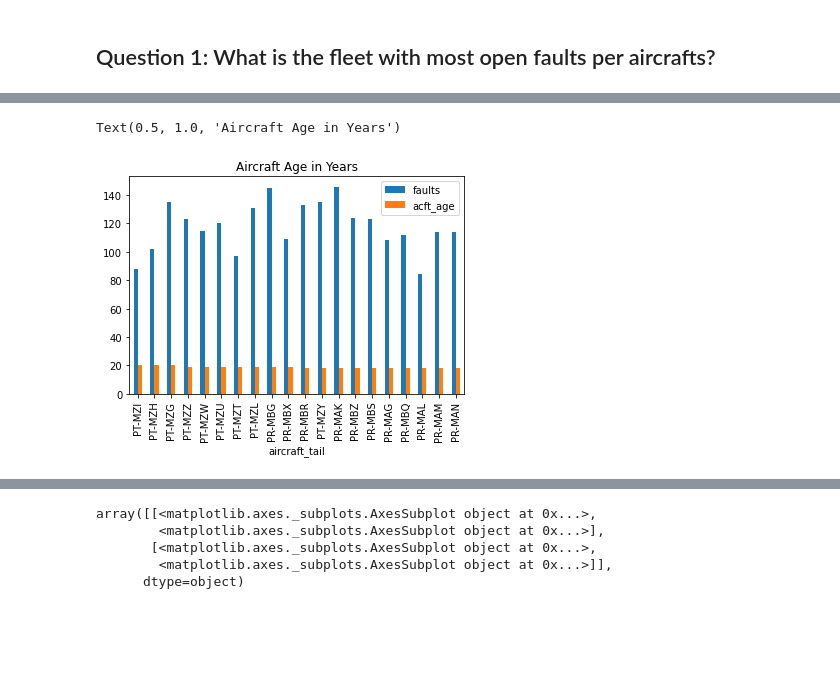
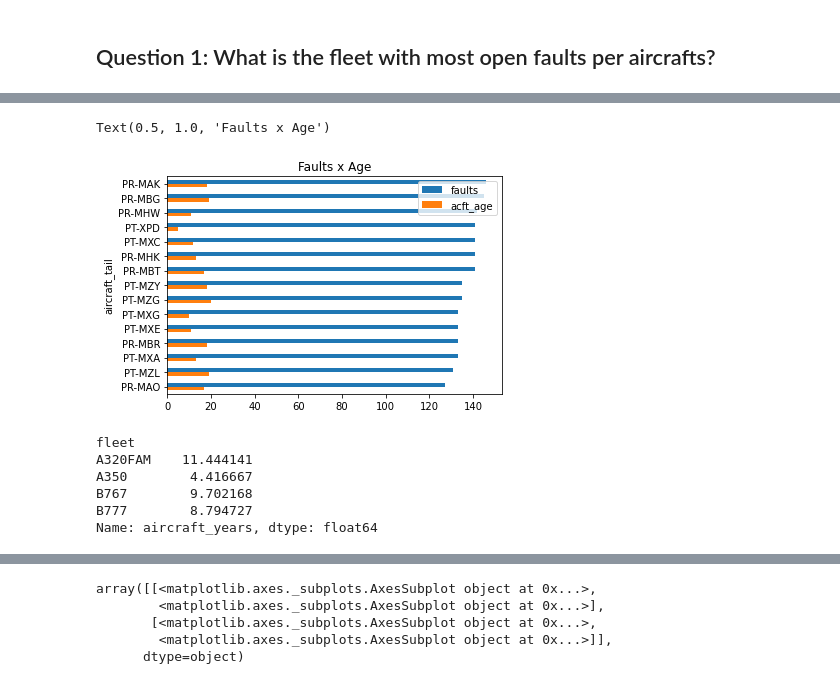
Before and after one commit to gabe144/Project1, a Jupyter notebook: aircraft-fault-data.ipynb, the cells around one changed output, grey strips where cells are left out. Cells and saved outputs as stored; diff of their text form; code cells hidden in the pictures; blank space fills up the shorter version.

```diff
--- a/aircraft-fault-data.ipynb
+++ b/aircraft-fault-data.ipynb
@@ -139,4 +189,8 @@ Text(0.5, 1.0, 'Fault Rate per Fleet')
 # %%
-dff = df.groupby(['aircraft_tail']).count()['barcode']
-dff
+dff = df.groupby('aircraft_tail') \
+       .agg({'barcode':'count', 'aircraft_years':'mean'}) \
+       .rename(columns={'barcode':'faults','aircraft_years':'acft_age'}) \
+       .reset_index()
+dfs = dff.sort_values('faults', ascending = False)
+dfs
 # %% [output]
@@ -156,7 +209,0 @@ Name: barcode, Length: 160, dtype: int64
-# %%
-dff = df.groupby('aircraft_tail') \
-       .agg({'barcode':'count', 'aircraft_years':'mean'}) \
-       .rename(columns={'barcode':'faults','aircraft_years':'acft_age'}) \
-       .reset_index()
-dfs = dff.sort_values('acft_age', ascending = False)
-dfs
@@ -177,6 +210,17 @@ dfs
 # %%
-dfs[:20].plot(kind='bar', x='aircraft_tail')
-plt.title('Aircraft Age in Years')
+dfs[:15].plot(kind='barh', x='aircraft_tail')
+plt.gca().invert_yaxis()
+plt.title('Faults x Age')
 # %% [output]
-Text(0.5, 1.0, 'Aircraft Age in Years')
+Text(0.5, 1.0, 'Faults x Age')
-[figure, old version]
+[figure, new version]
+# %%
+age_mean = df.groupby(['fleet'])['aircraft_years'].mean()
+age_mean
+# %% [output]
+fleet
+A320FAM    11.444141
+A350        4.416667
+B767        9.702168
+B777        8.794727
+Name: aircraft_years, dtype: float64
```
Also changed, not shown: parts of 28 cells of this notebook.
